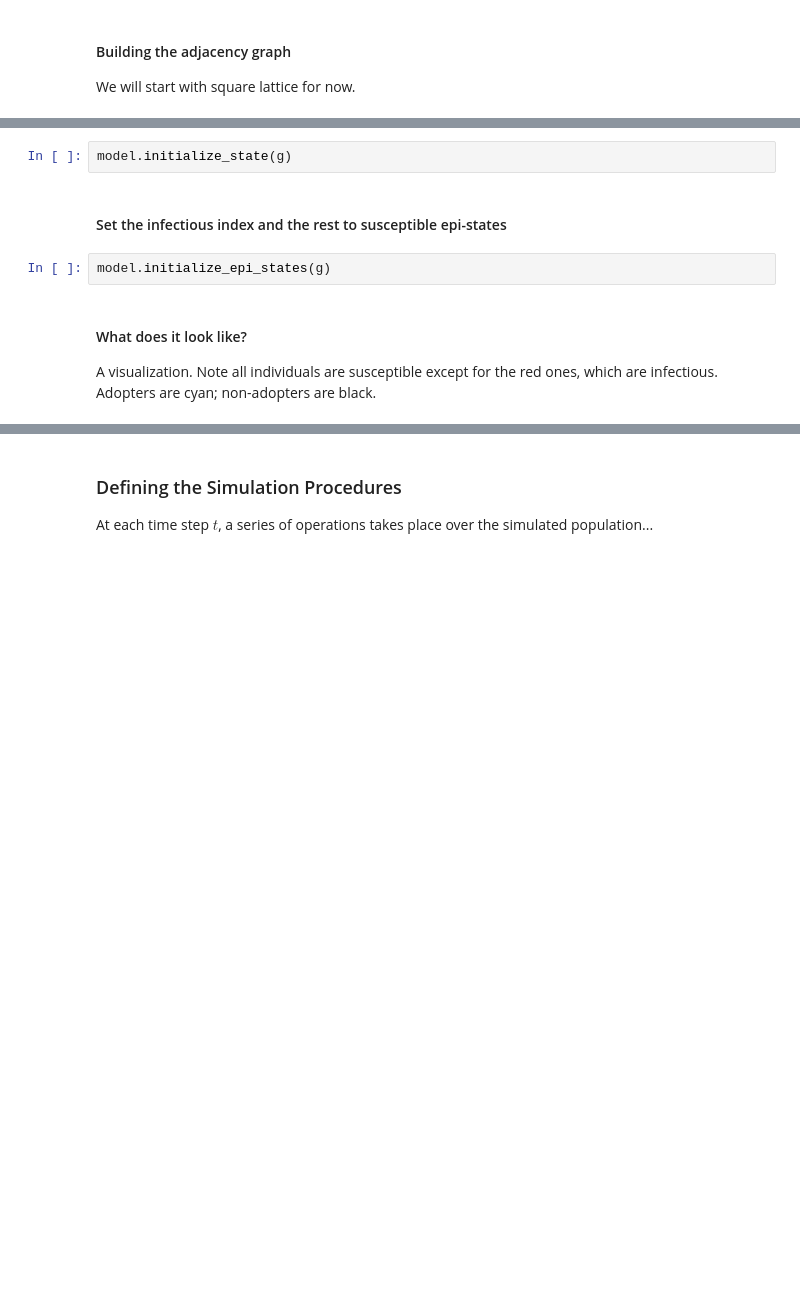
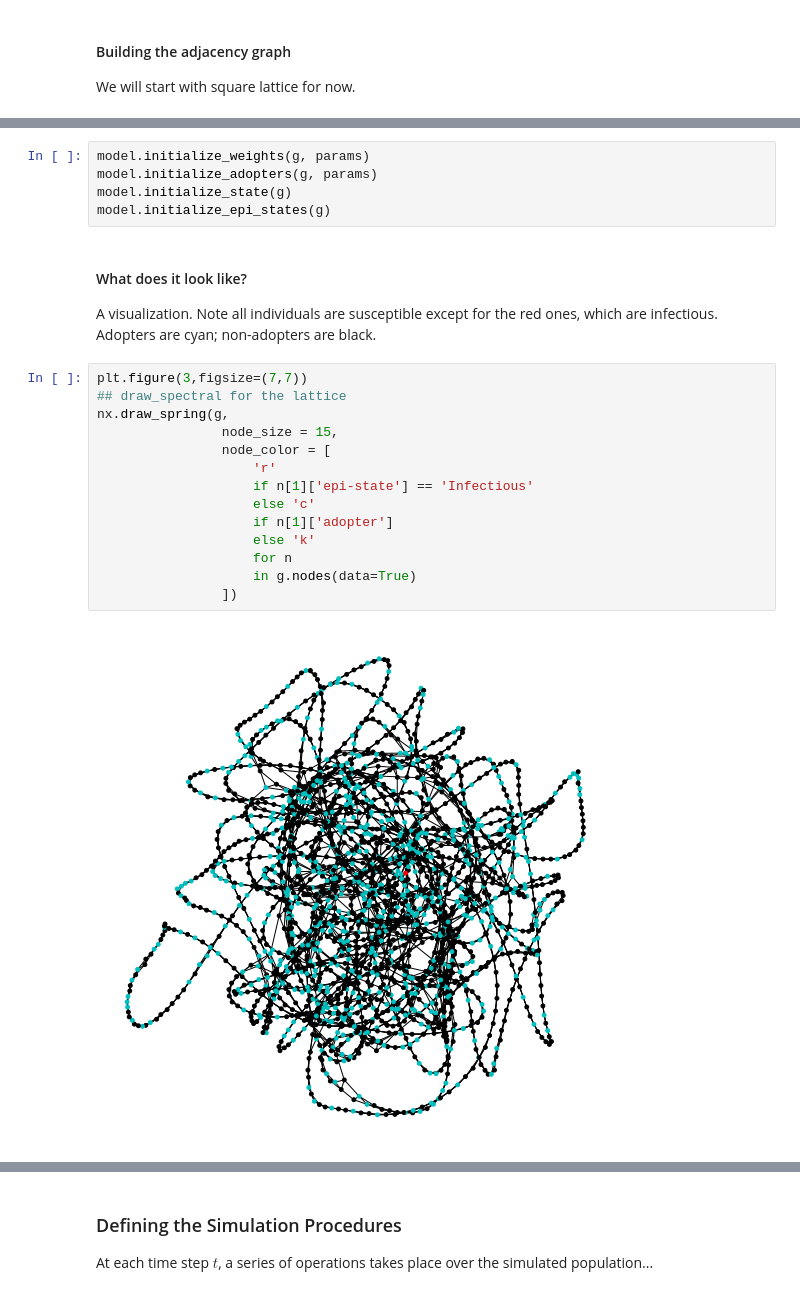
Before and after one commit to sbenthall/privacy-abm, a Jupyter notebook: contact-tracing/code/Python/Graph-based Contact Tracing Simulation.ipynb, the cells around one changed output, grey strips where cells are left out. Cells and saved outputs as stored; diff of their text form; blank space fills up the shorter version.

```diff
--- a/contact-tracing/code/Python/Graph-based Contact Tracing Simulation.ipynb
+++ b/contact-tracing/code/Python/Graph-based Contact Tracing Simulation.ipynb
@@ -142,12 +158,27 @@ All agents start not quarantined and not tested.
-# %%
-model.initialize_state(g)
-# %% [markdown]
-#### Set the infectious index and the rest to susceptible epi-states
-# %%
-model.initialize_epi_states(g)
+# %%
+model.initialize_weights(g, params)
+model.initialize_adopters(g, params)
+model.initialize_state(g)
+model.initialize_epi_states(g)
 # %% [markdown]
 #### What does it look like?
 
 A visualization. Note all individuals are susceptible except for the red ones, which are infectious. Adopters are cyan; non-adopters are black.
+# %%
+plt.figure(3,figsize=(7,7))
+## draw_spectral for the lattice
+nx.draw_spring(g,
+                node_size = 15,
+                node_color = [
+                    'r'
+                    if n[1]['epi-state'] == 'Infectious'
+                    else 'c'
+                    if n[1]['adopter']
+                    else 'k'
+                    for n
+                    in g.nodes(data=True)
+                ])
+# %% [output]
+[figure, added]
 # %%
 plt.figure(3,figsize=(7,7))
```
Also changed, not shown: parts of 22 cells of this notebook, 1 other file.
